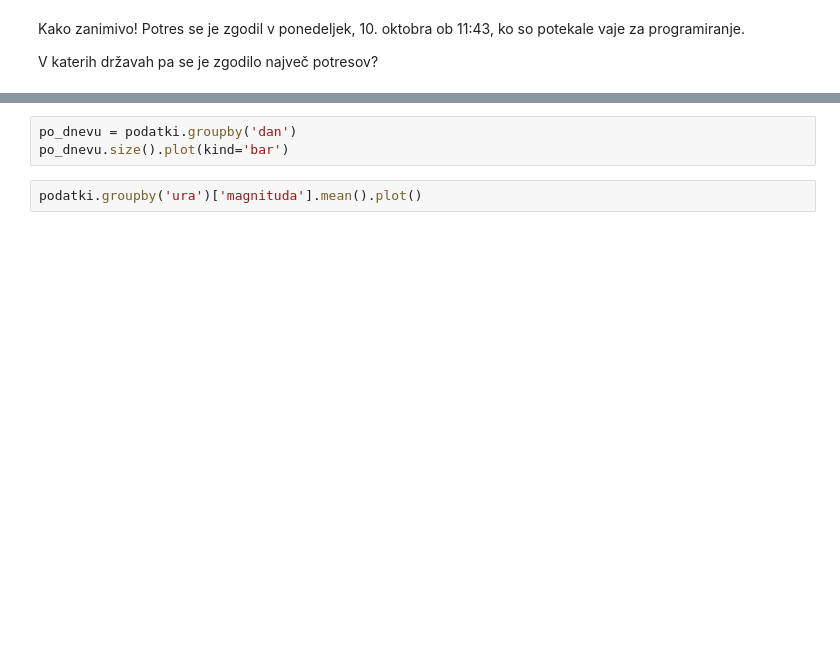
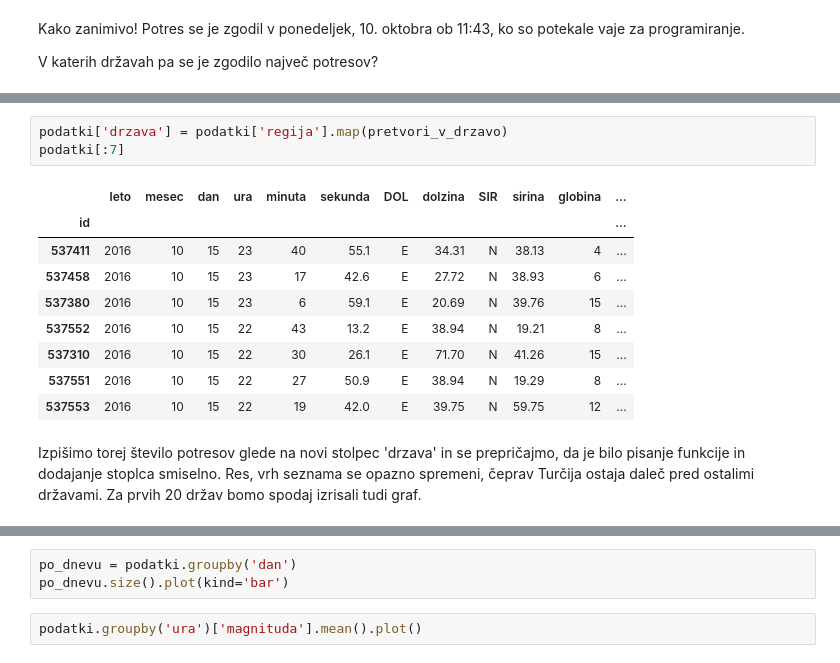
Before and after one commit to tjasabajc/Potresi, a Jupyter notebook: delovnaverzija.ipynb, the cells around one changed output, grey strips where cells are left out. Cells and saved outputs as stored; diff of their text form; blank space fills up the shorter version.

```diff
--- a/delovnaverzija.ipynb
+++ b/delovnaverzija.ipynb
@@ -92,0 +122,15 @@ Opazimo pa tudi težavo. Sklepali bi, da so potresno aktivna območja deljena v
+# %%
+podatki['drzava'] = podatki['regija'].map(pretvori_v_drzavo)
+podatki[:7]
+# %% [output]
+|  | leto | mesec | dan | ura | minuta | sekunda | DOL | dolzina | SIR | sirina | globina | ... |
+| id |  |  |  |  |  |  |  |  |  |  |  | ... |
+| 537411 | 2016 | 10 | 15 | 23 | 40 | 55.1 | E | 34.31 | N | 38.13 | 4 | ... |
+| 537458 | 2016 | 10 | 15 | 23 | 17 | 42.6 | E | 27.72 | N | 38.93 | 6 | ... |
+| 537380 | 2016 | 10 | 15 | 23 | 6 | 59.1 | E | 20.69 | N | 39.76 | 15 | ... |
+| 537552 | 2016 | 10 | 15 | 22 | 43 | 13.2 | E | 38.94 | N | 19.21 | 8 | ... |
+| 537310 | 2016 | 10 | 15 | 22 | 30 | 26.1 | E | 71.70 | N | 41.26 | 15 | ... |
+| 537551 | 2016 | 10 | 15 | 22 | 27 | 50.9 | E | 38.94 | N | 19.29 | 8 | ... |
+| 537553 | 2016 | 10 | 15 | 22 | 19 | 42.0 | E | 39.75 | N | 59.75 | 12 | ... |
+# %% [markdown]
+Izpišimo torej število potresov glede na novi stolpec 'drzava' in se prepričajmo, da je bilo pisanje funkcije in dodajanje stoplca smiselno. Res, vrh seznama se opazno spremeni, čeprav Turčija ostaja daleč pred ostalimi državami. Za prvih 20 držav bomo spodaj izrisali tudi graf.
```
Also changed, not shown: parts of 16 cells of this notebook.
